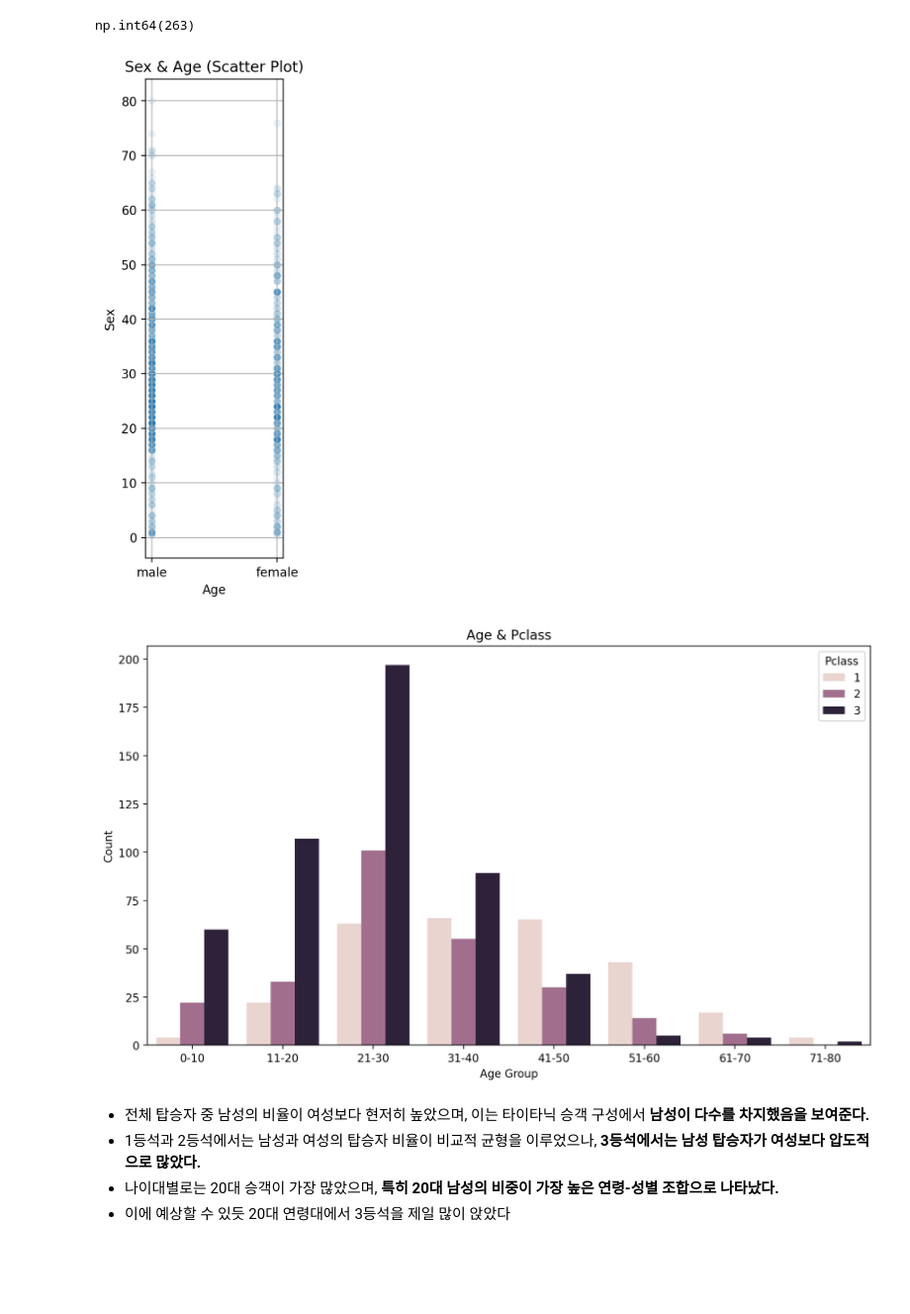
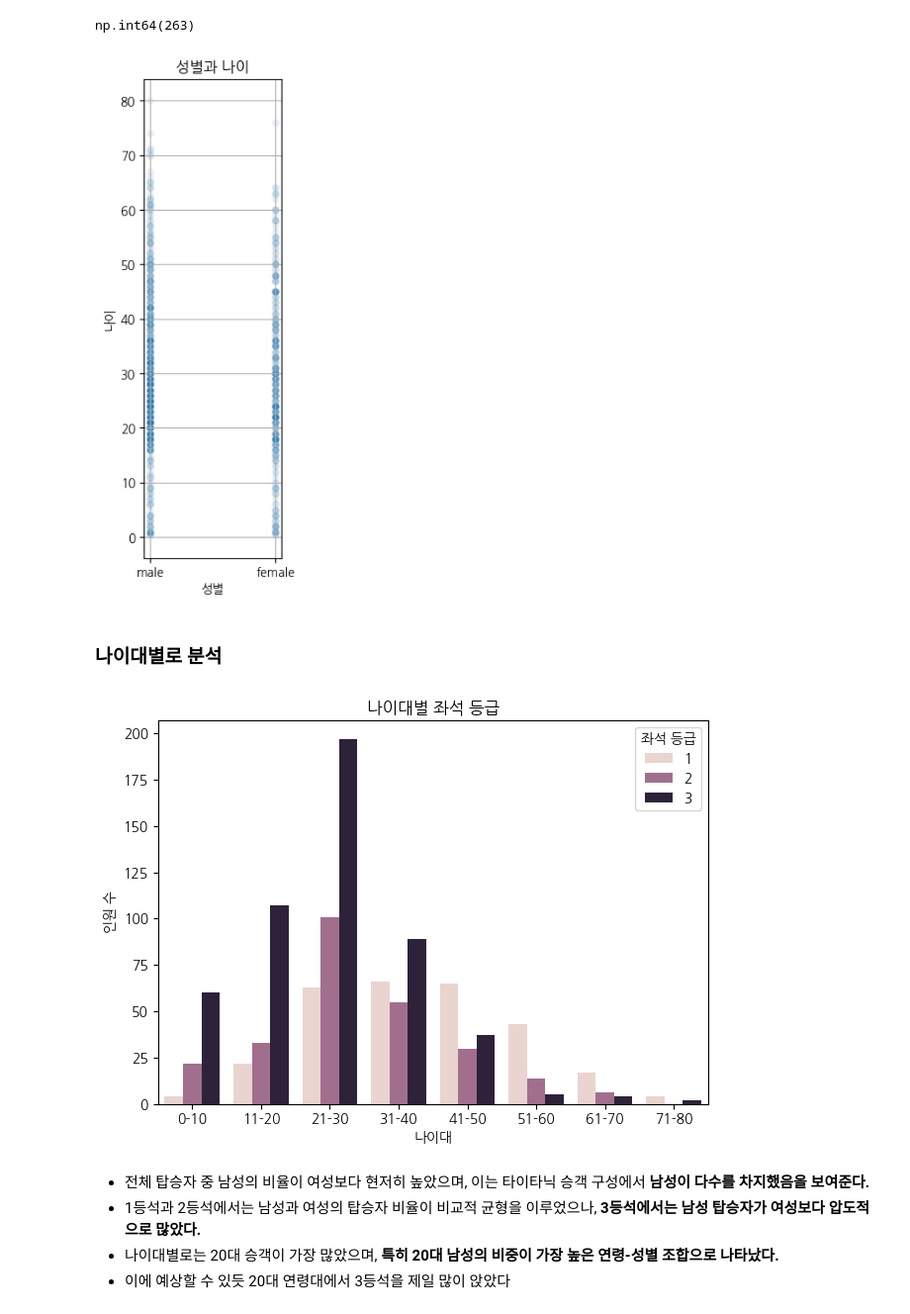
Before and after one commit to jinsumin81/BD-team, a Jupyter notebook: 타이타닉분석.ipynb, the cells around one changed output. Shown: that part at 99% size. Cells and saved outputs as stored; diff of their text form; code cells hidden in the pictures; blank space fills up the shorter version.

```diff
--- a/타이타닉분석.ipynb
+++ b/타이타닉분석.ipynb
@@ -84,54 +77,61 @@ ttn['Age'].isnull().sum() # 나이열의 결측치 수
 # %% [output]
 np.int64(263)
 # %%
-ttn1 = ttn.dropna(subset=['Age']).copy() # 나이 열의 결측치 제거
+ttn_Age = ttn.dropna(subset=['Age']).copy() # 나이 열의 결측치 제거
 # %%
+# scatter그래프로 표현
 plt.figure(figsize=(2, 7))
-sns.scatterplot(x='Sex', y='Age', data=ttn1, alpha=0.1)
+sns.scatterplot(x='Sex', y='Age', data=ttn_Age, alpha=0.1)
 
-plt.title('Sex & Age (Scatter Plot)')
-plt.xlabel('Age')
-plt.ylabel('Sex')
+plt.title('성별과 나이')
+plt.xlabel('성별')
+plt.ylabel('나이')
 plt.grid(True)
 plt.show()
 # %% [output]
-[figure, old version]
+[figure, new version]
+# %% [markdown]
+### 나이대별로 분석
 # %%
-ttn1['AgeGroup'] = ''
+# 나이대 나누기
 
-# 4. iloc 사용해 나이대 구분 (열 위치로 직접 설정)
-agegroup_col_index = ttn1.columns.get_loc('AgeGroup')  # 'AgeGroup' 열의 위치 인덱스
+# 새로운 열 생성
+ttn_Age['AgeGroup'] = ''
 
-for i in range(len(ttn1)):
-    age = ttn1.iloc[i]['Age']
+# iloc 사용해 직접 나이대 지정
+agegroup_col_index = ttn_Age.columns.get_loc('AgeGroup')  # 'AgeGroup' 열의 위치 인덱스
+
+for i in range(len(ttn_Age)):
+    age = ttn_Age.iloc[i]['Age']
     if age <= 10:
-        ttn1.iloc[i, agegroup_col_index] = '0-10'
+        ttn_Age.iloc[i, agegroup_col_index] = '0-10'
     elif age <= 20:
-        ttn1.iloc[i, agegroup_col_index] = '11-20'
+        ttn_Age.iloc[i, agegroup_col_index] = '11-20'
     elif age <= 30:
-        ttn1.iloc[i, agegroup_col_index] = '21-30'
+        ttn_Age.iloc[i, agegroup_col_index] = '21-30'
     elif age <= 40:
-        ttn1.iloc[i, agegroup_col_index] = '31-40'
+        ttn_Age.iloc[i, agegroup_col_index] = '31-40'
     elif age <= 50:
-        ttn1.iloc[i, agegroup_col_index] = '41-50'
+        ttn_Age.iloc[i, agegroup_col_index] = '41-50'
     elif age <= 60:
-        ttn1.iloc[i, agegroup_col_index] = '51-60'
+        ttn_Age.iloc[i, agegroup_col_index] = '51-60'
     elif age <= 70:
-        ttn1.iloc[i, agegroup_col_index] = '61-70'
+        ttn_Age.iloc[i, agegroup_col_index] = '61-70'
     else:
-        ttn1.iloc[i, agegroup_col_index] = '71-80'
+        ttn_Age.iloc[i, agegroup_col_index] = '71-80'
 # %%
+# 그래프로 나타내기
 labels = ['0-10','11-20','21-30','31-40','41-50','51-60','61-70','71-80']
-plt.figure(figsize=(10, 6))
-sns.countplot(x='AgeGroup', hue='Pclass', data=ttn1, order=labels)
-plt.title('Age & Pclass')
-plt.xlabel('Age Group')
-plt.ylabel('Count')
-plt.legend(title='Pclass')
+
+sns.countplot(x='AgeGroup', hue='Pclass', data=ttn_Age, order=labels)
+plt.title('나이대별 좌석 등급')
+plt.xlabel('나이대')
+plt.ylabel('인원 수')
+plt.legend(title='좌석 등급')
 plt.tight_layout()
 plt.show()
 # %% [output]
-[figure, old version]
+[figure, new version]
 # %% [markdown]
 * 전체 탑승자 중 남성의 비율이 여성보다 현저히 높았으며, 이는 타이타닉 승객 구성에서 **남성이 다수를 차지했음을 보여준다.**
 * 1등석과 2등석에서는 남성과 여성의 탑승자 비율이 비교적 균형을 이루었으나,
```
Also changed, not shown: parts of 28 cells of this notebook.
